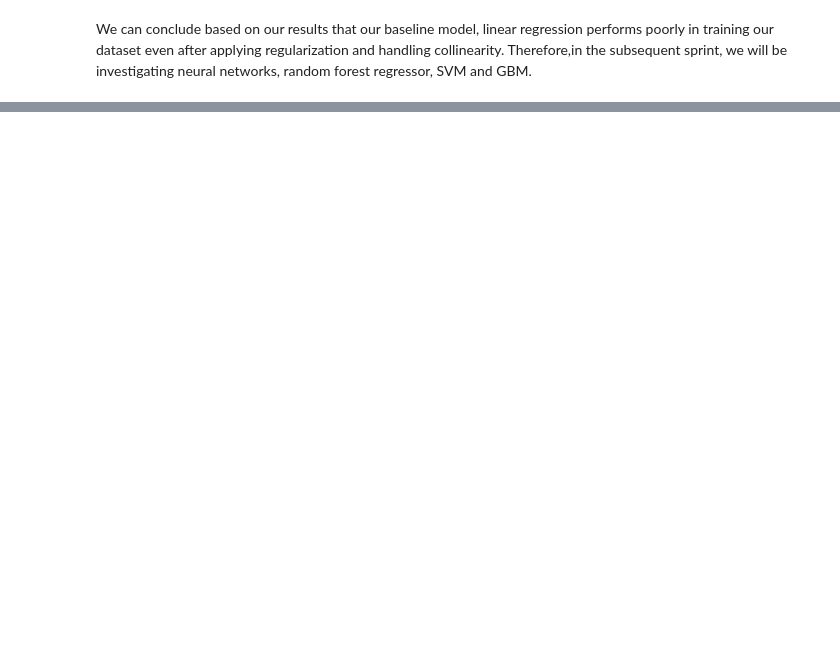
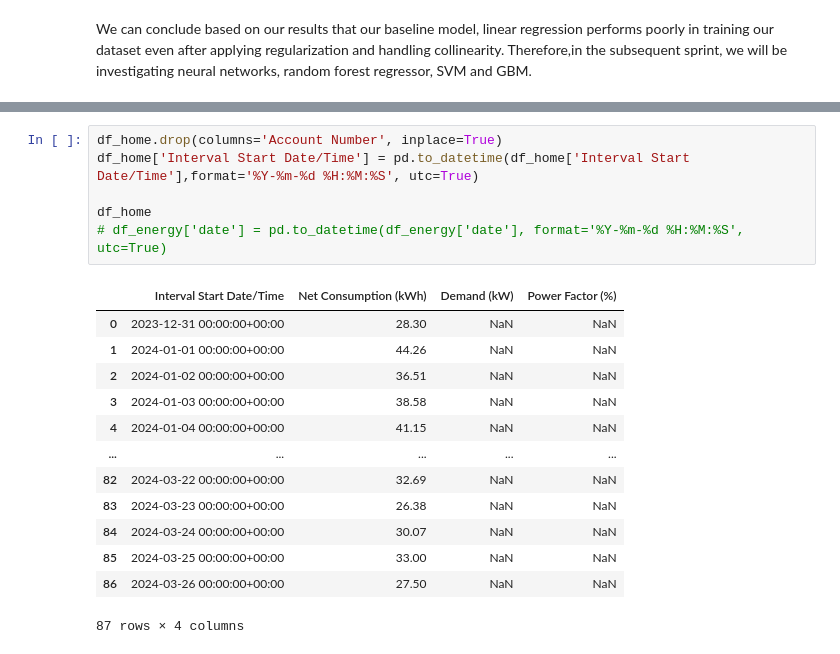
Before and after one commit to faisal9873/capstonerepo, a Jupyter notebook: capstoneSprint3.ipynb, the cells around one changed output, grey strips where cells are left out. Saved outputs shown, nothing was run; the diff lists cells and outputs as text; blank space fills up the shorter version.

```diff
--- a/capstoneSprint3.ipynb
+++ b/capstoneSprint3.ipynb
@@ -1399,0 +1424,20 @@ The test R2 score: 0.02645927880722465
+# %%
+df_home.drop(columns='Account Number', inplace=True)
+df_home['Interval Start Date/Time'] = pd.to_datetime(df_home['Interval Start Date/Time'],format='%Y-%m-%d %H:%M:%S', utc=True)
+
+df_home
+# df_energy['date'] = pd.to_datetime(df_energy['date'], format='%Y-%m-%d %H:%M:%S', utc=True)
+# %% [output]
+|  | Interval Start Date/Time | Net Consumption (kWh) | Demand (kW) | Power Factor (%) |
+| 0 | 2023-12-31 00:00:00+00:00 | 28.30 | NaN | NaN |
+| 1 | 2024-01-01 00:00:00+00:00 | 44.26 | NaN | NaN |
+| 2 | 2024-01-02 00:00:00+00:00 | 36.51 | NaN | NaN |
+| 3 | 2024-01-03 00:00:00+00:00 | 38.58 | NaN | NaN |
+| 4 | 2024-01-04 00:00:00+00:00 | 41.15 | NaN | NaN |
+| ... | ... | ... | ... | ... |
+| 82 | 2024-03-22 00:00:00+00:00 | 32.69 | NaN | NaN |
+| 83 | 2024-03-23 00:00:00+00:00 | 26.38 | NaN | NaN |
+| 84 | 2024-03-24 00:00:00+00:00 | 30.07 | NaN | NaN |
+| 85 | 2024-03-25 00:00:00+00:00 | 33.00 | NaN | NaN |
+| 86 | 2024-03-26 00:00:00+00:00 | 27.50 | NaN | NaN |
+87 rows × 4 columns
```
Also changed, not shown: parts of 69 cells of this notebook.
